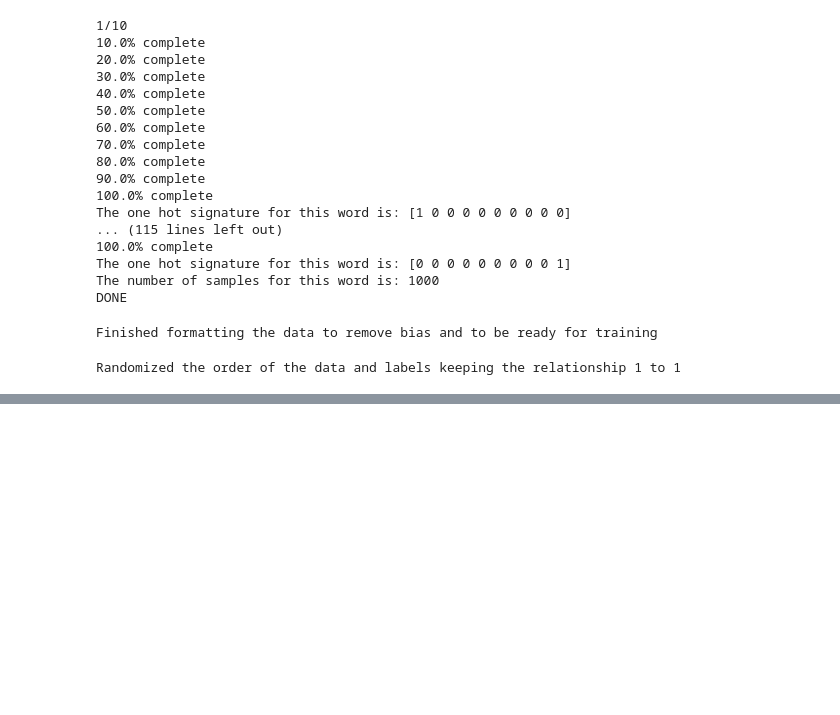
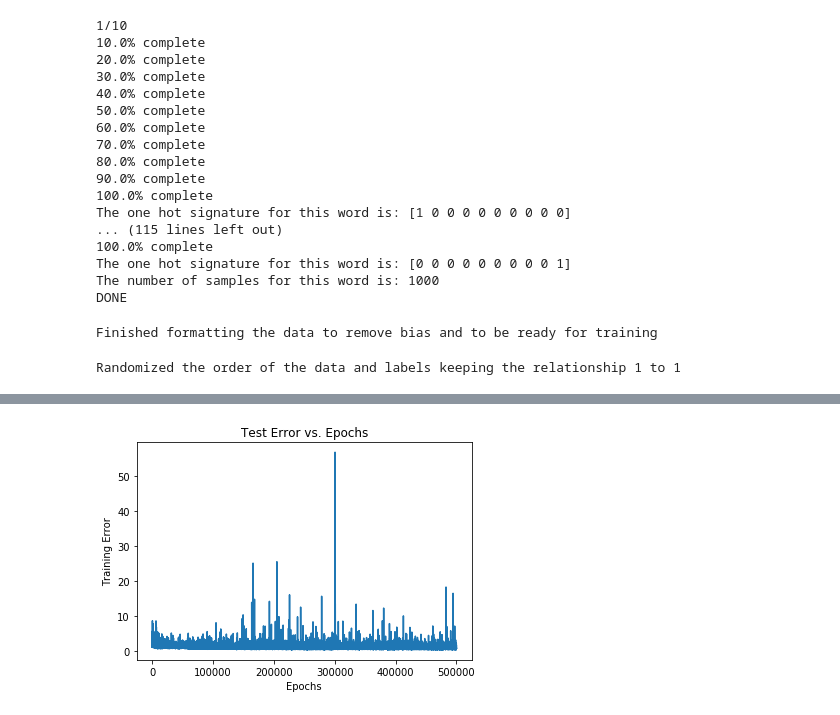
Before and after one commit to akiraaida/csci4050u, a Jupyter notebook: assignments/assign3/assign3.ipynb, the cells around one changed output, grey strips where cells are left out. Drawn from its saved outputs; the diff is of its cells as text; code cells hidden in the pictures; blank space fills up the shorter version.

```diff
--- a/assignments/assign3/assign3.ipynb
+++ b/assignments/assign3/assign3.ipynb
@@ -287,6 +289,8 @@ s = tf.Session()
 s.run(tf.global_variables_initializer())
 
 count = 0
+trainingErrors = []
+crossErrors = []
 for _ in range(EPOCHS):
     inputData, correctAns = getBatch(cnnTraining, cnnTrainingLabels, BATCH_SIZE)
     inputData = fixShape(inputData)
@@ -294,8 +298,10 @@ for _ in range(EPOCHS):
     crossData = fixShape(crossData)
     for _ in range(ITERATIONS_PER_EPOCH):
         err, _ = s.run((model.err, optimizer), feed_dict={model.x: inputData, model.ref: correctAns, model.drop: DROP_OUT_RATE})
+        crossErr = s.run((model.err), feed_dict={model.x: crossData, model.ref: crossAns, model.drop: DROP_OUT_RATE})
+        trainingErrors.append(err)
+        crossErrors.append(crossErr)
         count += 1
         if (count % ((EPOCHS * ITERATIONS_PER_EPOCH) / 100)) == 0:
-            crossErr = s.run((model.err), feed_dict={model.x: crossData, model.ref: crossAns, model.drop: DROP_OUT_RATE})
             print(str(int(((count / (EPOCHS * ITERATIONS_PER_EPOCH)) * 100) + 0.5)) + "% complete: Training Error = " + str(err) + ". Cross Validation Error = " + str(crossErr))
 # %% [output]
@@ -303,0 +325,10 @@ KeyboardInterrupt:
+# %%
+epochs = np.linspace(0, len(trainingErrors), len(trainingErrors))
+
+plt.plot(epochs, trainingErrors)
+plt.ylabel('Training Error')
+plt.xlabel('Epochs')
+plt.title('Test Error vs. Epochs')
+plt.show()
+# %% [output]
+[figure, added]
```
Also changed, not shown: parts of 11 cells of this notebook.
